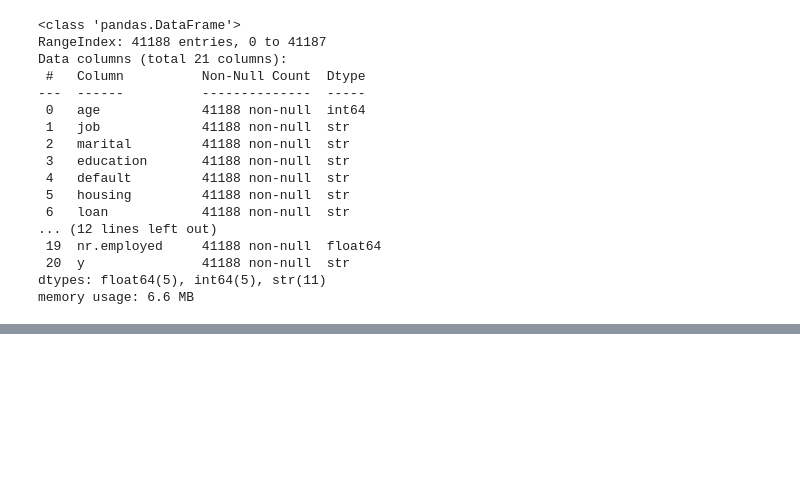
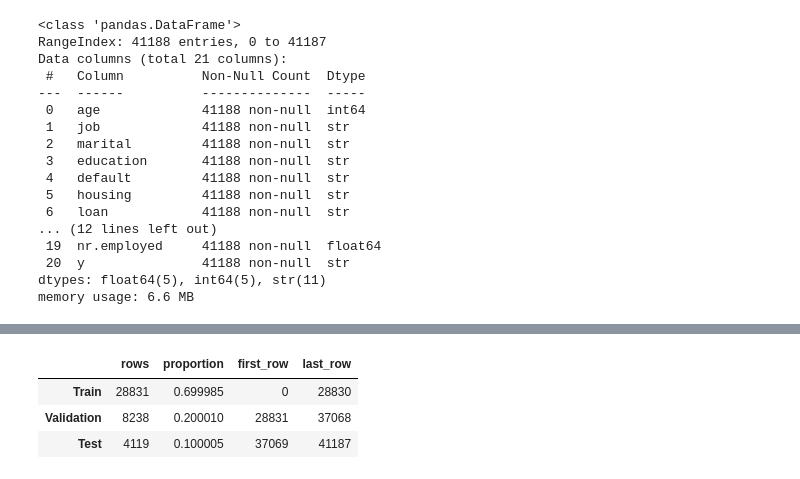
Before and after one commit to moonkyky/bank-marketing-ml, a Jupyter notebook: notebooks/01-data-understanding.ipynb, the cells around one changed output, grey strips where cells are left out. Drawn from its saved outputs; the diff is of its cells as text; code cells hidden in the pictures; blank space fills up the shorter version.

```diff
--- a/notebooks/01-data-understanding.ipynb
+++ b/notebooks/01-data-understanding.ipynb
@@ -1092,0 +138,29 @@ performance-based preprocessing comparison is performed here.
+# %%
+n_rows = len(df)
+train_end = int(n_rows * 0.70)
+valid_end = int(n_rows * 0.90)
+
+train_df = df.iloc[:train_end].copy()
+valid_df = df.iloc[train_end:valid_end].copy()
+test_df = df.iloc[valid_end:].copy()
+
+split_summary = pd.DataFrame(
+    {
+        "rows": [len(train_df), len(valid_df), len(test_df)],
+        "proportion": [
+            len(train_df) / n_rows,
+            len(valid_df) / n_rows,
+            len(test_df) / n_rows,
+        ],
+        "first_row": [train_df.index.min(), valid_df.index.min(), test_df.index.min()],
+        "last_row": [train_df.index.max(), valid_df.index.max(), test_df.index.max()],
+    },
+    index=["Train", "Validation", "Test"],
+)
+
+split_summary
+# %% [output]
+|  | rows | proportion | first_row | last_row |
+| Train | 28831 | 0.699985 | 0 | 28830 |
+| Validation | 8238 | 0.200010 | 28831 | 37068 |
+| Test | 4119 | 0.100005 | 37069 | 41187 |
```
Also changed, not shown: parts of 79 cells of this notebook.
